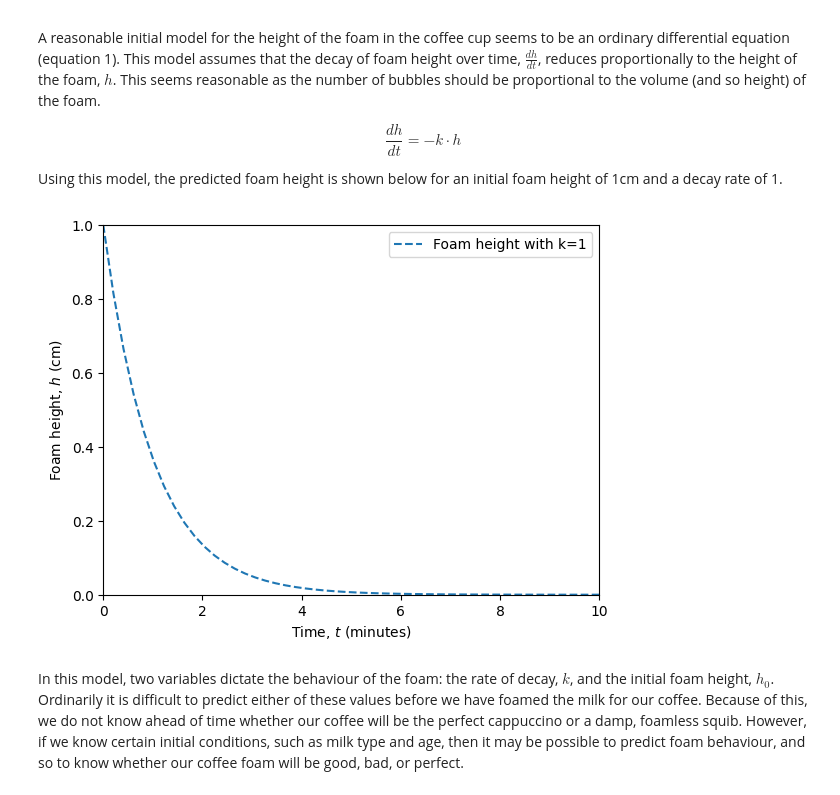
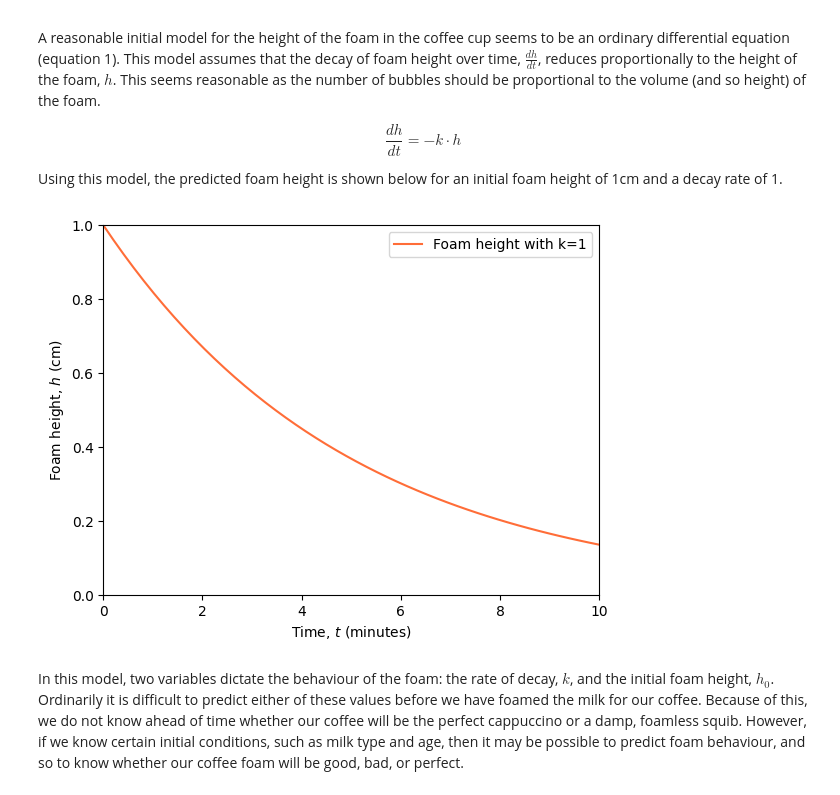
Before and after one commit to simonmarchant/perfect-cappuccino, a Jupyter notebook: Demo.ipynb, the cells around one changed output. Cells and saved outputs as stored; diff of their text form; code cells hidden in the pictures.

```diff
--- a/Demo.ipynb
+++ b/Demo.ipynb
@@ -24,8 +5,10 @@ Getting the perfect foam cap on your home-made cappuccino can be a difficult tas
 import numpy as np
 import math
 import matplotlib.pyplot as plt
+import seaborn as sb
 from scipy import optimize, integrate
 import pints
+sb.set_palette('rainbow_r')
 # %% [markdown]
 ## Background: foam formation in milky coffees
 Water does not normally form a stable foam, as bubbles rapidly coalesce in order to minimise the surface area - and so the surface tension - of the water. Foam on milk is formed because proteins in milk act as a surfactant which lowers the surface tension of the liquid. This surfactant effect slows the coalescence of bubbles which would normally happen, and so allows bubbles to form which coalesce relatively slowly. In a cup of milky coffee, these bubbles form a foam cap on top of the coffee, which slowly decays in volume as bubbles within the foam coalesce (see https://doi.org/10.1111/j.1471-0307.2010.00629.x).
@@ -40,11 +23,11 @@ A reasonable initial model for the height of the foam in the coffee cup seems to
 Using this model, the predicted foam height is shown below for an initial foam height of 1cm and a decay rate of 1.
 # %%
 # Parameters
-k = 1
+k = 0.2
 times = np.linspace(0,10,50)
 
 # A one-compartment PK model is basically an ODE for an exponential decay curve
-def onecomp(y, t, k):
+def ODE(y, t, k):
     """A one-compartment PK model, aka simple exponential decay
     In
     y: y-axis value
@@ -53,38 +36,36 @@ def onecomp(y, t, k):
 
     Out: gradient at the given point
     """
     dydt = -k * y
     return dydt
 
 # You can solve ODEs with scipy.integrate.odeint
 def simulate(func, parameters, y0, times):
     """Numerically calculate an ODE
     In
     func: function giving the derivative
     parameters: parameters the function requires as input
     y0: y at t=0
     times: array of times at which to calculate y
 
     Out: array of y values at corresponding points in times
     """
     l = integrate.odeint(func, y0, times, (parameters,)) # returns a list of lists
     flatlist = [item for sublist in l for item in sublist] # to single list of 'y's
     return flatlist
 
 # This is what the system output looks like. We don't actually know these values
-actual_values = simulate(onecomp, k, 1, times)
+actual_values = simulate(ODE, k, 1, times)
 
 # Plot the model results
-plt.figure()
+sb.lineplot(x=times, y=actual_values, label='Foam height with k=1')
 plt.xlabel('Time, $t$ (minutes)')
 plt.ylabel('Foam height, $h$ (cm)')
 plt.ylim(0,1)
 plt.xlim(0,10)
-plt.plot(times, actual_values, '--', label='Foam height with k=1')
-plt.legend()
 plt.show()
 # %% [output]
-[figure, old version]
+[figure, new version]
 # %% [markdown]
 In this model, two variables dictate the behaviour of the foam: the rate of decay, $k$, and the initial foam height, $h_0$. Ordinarily it is difficult to predict either of these values before we have foamed the milk for our coffee. Because of this, we do not know ahead of time whether our coffee will be the perfect cappuccino or a damp, foamless squib. However, if we know certain initial conditions, such as milk type and age, then it may be possible to predict foam behaviour, and so to know whether our coffee foam will be good, bad, or perfect.
 # %% [markdown]
```
Also changed, not shown: parts of 2 cells of this notebook.
